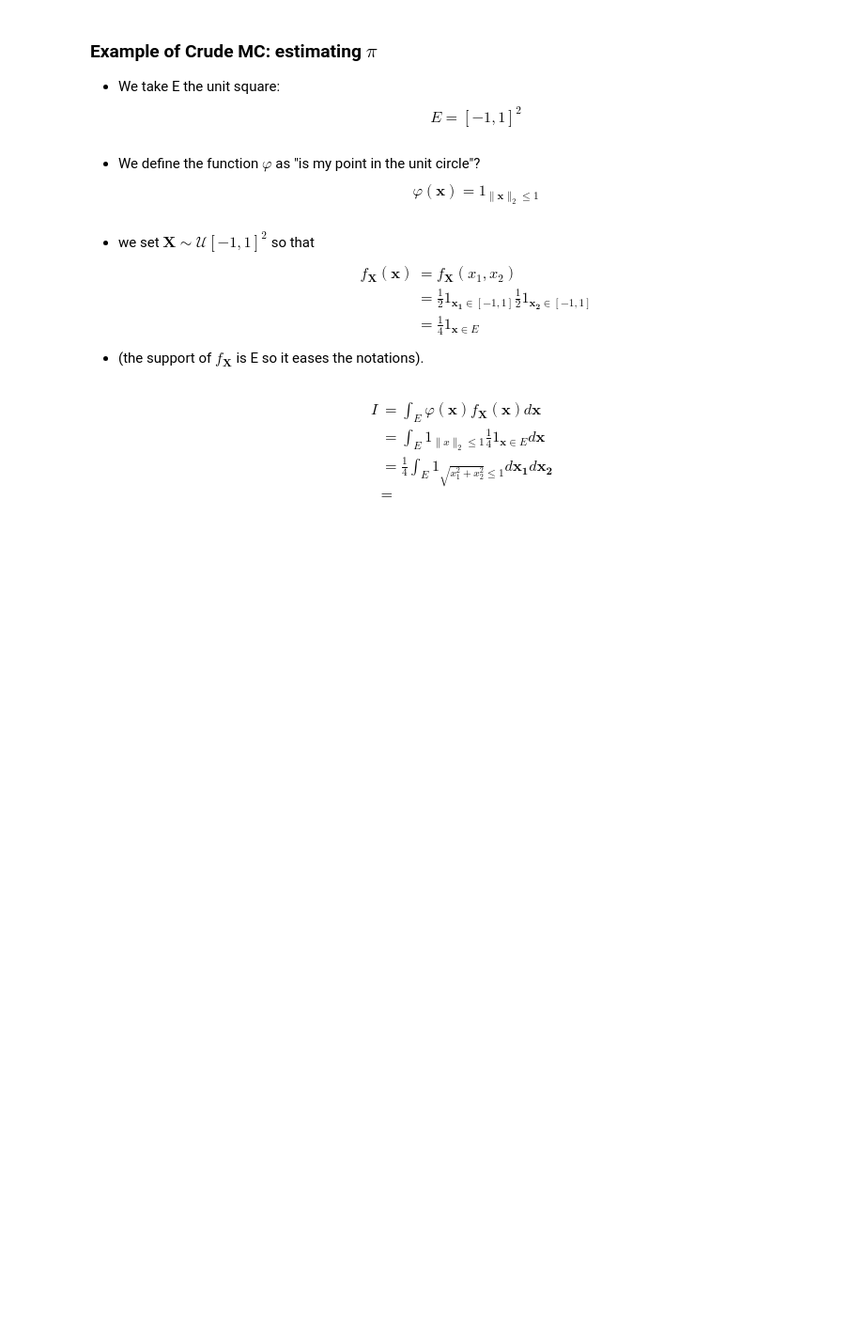
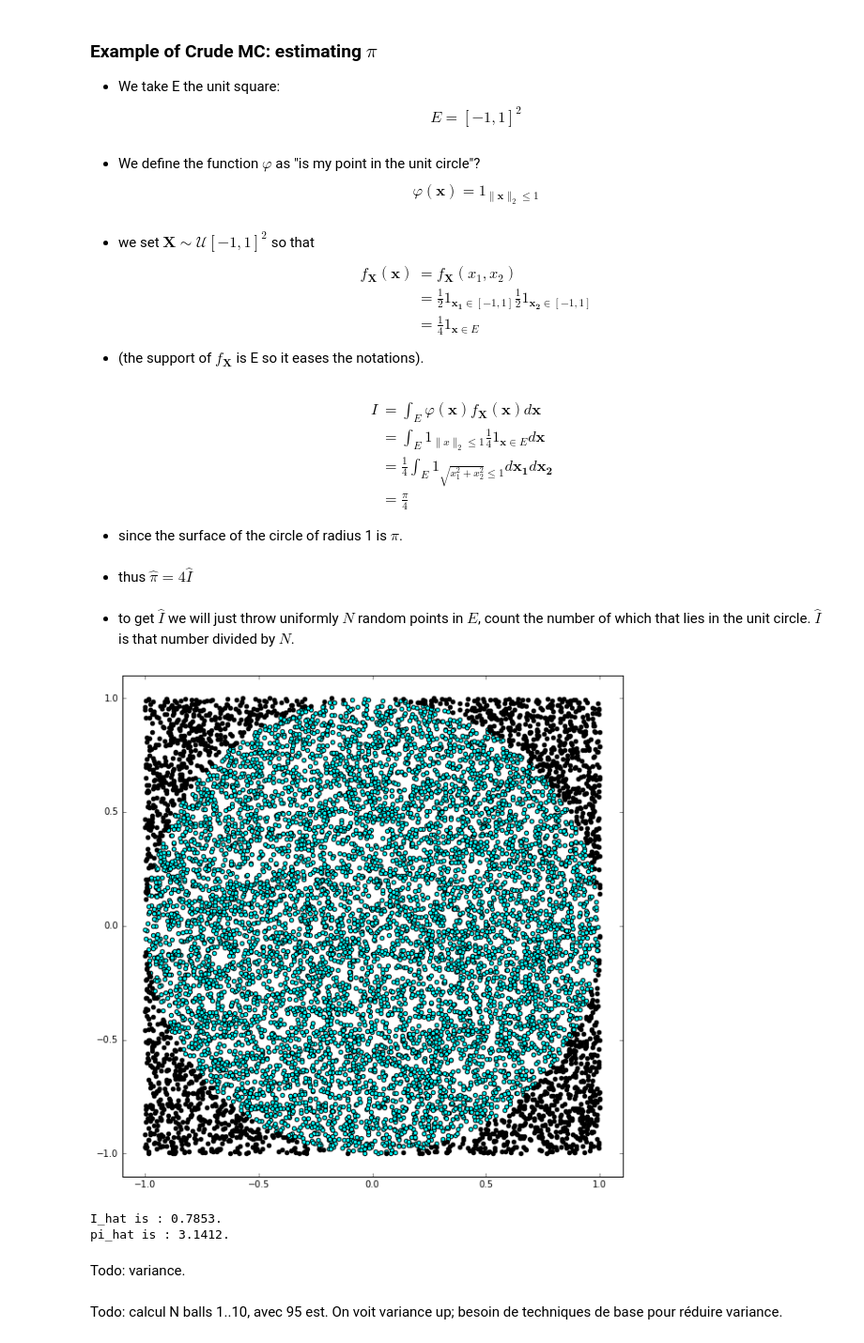
Before and after one commit to DrAnaximandre/presentations, a Jupyter notebook: MCMC-basics/1-MonteCarlo.ipynb, the cells around one changed output. Shown at 94% size. Drawn from its saved outputs; the diff is of its cells as text; code cells hidden in the pictures; blank space fills up the shorter version.

```diff
--- a/MCMC-basics/1-MonteCarlo.ipynb
+++ b/MCMC-basics/1-MonteCarlo.ipynb
@@ -80,6 +85,36 @@ $$
 \begin{aligned}I &=\int_{E}\varphi(\mathbf{x})f_{\mathbf{X}}(\mathbf{x})d\mathbf{x} \\
                  &=\int_{E} 1_{\lVert x \lVert_2 \leq 1}\frac{1}{4} 1_{\mathbf{x} \in E}  d\mathbf{x}  \\
                  &=\frac{1}{4} \int_{E} 1_{\sqrt {x_1^2 + x_2^2 } \leq 1 } d\mathbf{x_1} d\mathbf{x_2} \\
-                 &=
+                 &=\frac{\pi}{4}
 \end{aligned}
 $$
+
+* since the surface of the circle of radius 1 is $\pi$.
+# %% [markdown]
+* thus $\hat{\pi} = 4 \hat{I}$
+# %% [markdown]
+* to get $\hat{I}$ we will just throw uniformly $N$ random points in $E$, count the number of which that lies in the unit circle. $\hat{I}$ is that number divided by $N$.
+# %%
+%matplotlib inline
+import numpy as np
+import matplotlib.pyplot as plt
+N = 10000
+x = np.random.uniform(-1,1,(N,2))
+in_circle = np.sqrt(np.square(x[:,0])+np.square(x[:,1]))<=1
+
+plt.figure(figsize=(10, 10))
+plt.axis([-1.1, 1.1, -1.1, 1.1])
+plt.scatter(x[in_circle,0],x[in_circle,1],c='cyan')
+plt.scatter(x[~in_circle,0],x[~in_circle,1],c='black')
+plt.show()
+I_hat = np.sum(in_circle)/N
+print("I_hat is : {}.".format(I_hat))
+print("pi_hat is : {}.".format(I_hat*4))
+# %% [output]
+[figure, added]
+I_hat is : 0.7853.
+pi_hat is : 3.1412.
+# %% [markdown]
+Todo: variance.
+# %% [markdown]
+Todo: calcul N balls 1..10, avec 95 est. On voit variance up; besoin de techniques de base pour réduire variance.
```
Also changed, not shown: parts of 2 cells of this notebook, 1 other file.
